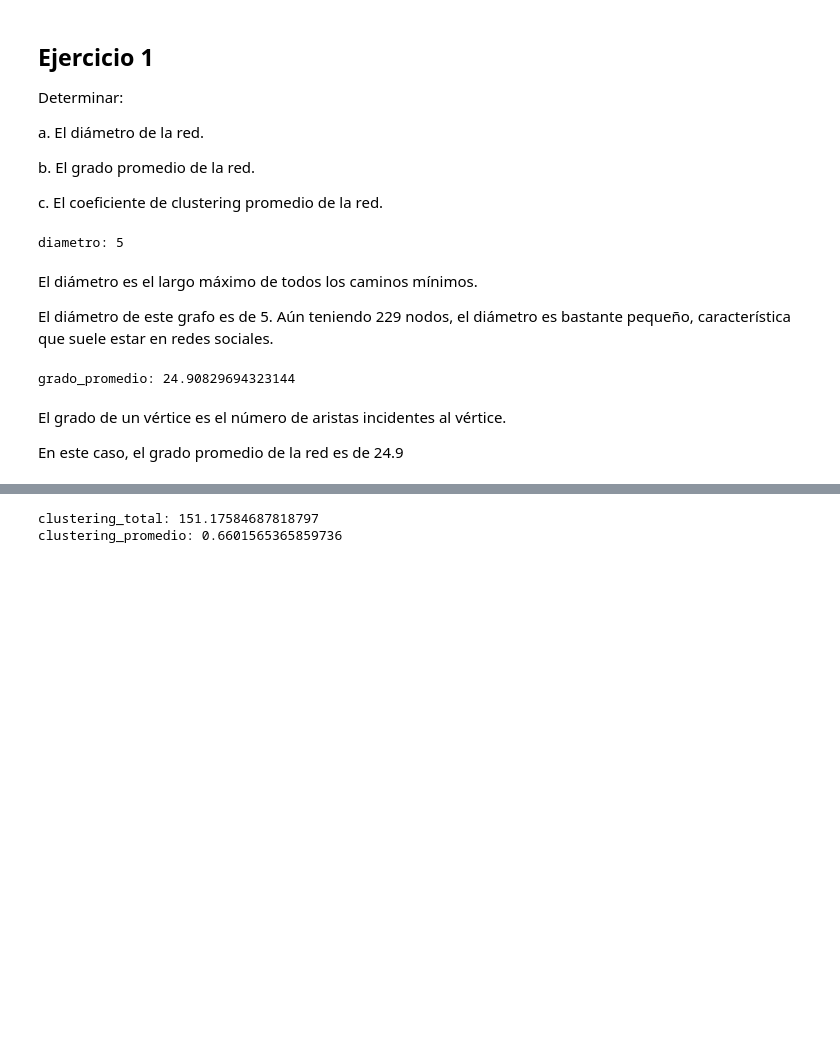
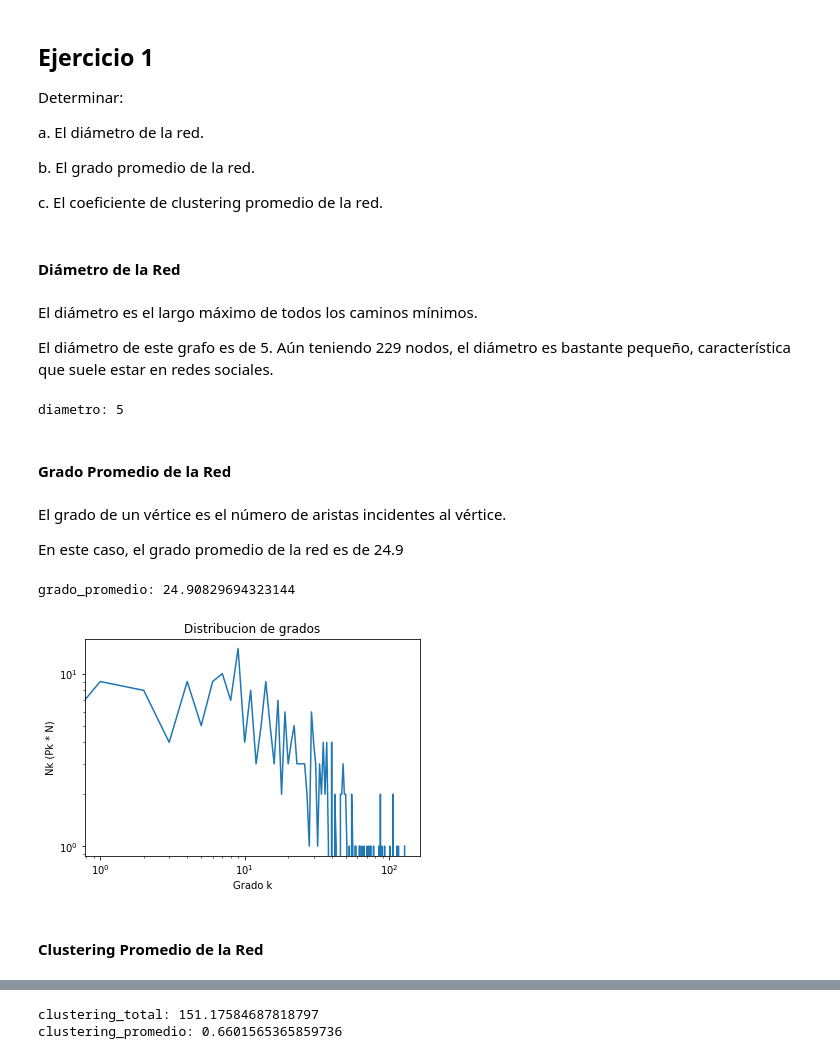
Before and after one commit to guidobotta/TDA2-TP1, a Jupyter notebook: P1_TDA2.ipynb, the cells around one changed output, grey strips where cells are left out. Drawn from its saved outputs; the diff is of its cells as text; code cells hidden in the pictures; blank space fills up the shorter version.

```diff
--- a/P1_TDA2.ipynb
+++ b/P1_TDA2.ipynb
@@ -86,21 +106,39 @@ Determinar:
   b. El grado promedio de la red.
 
   c. El coeficiente de clustering promedio de la red.
+# %% [markdown]
+#### Diámetro de la Red
+# %% [markdown]
+El diámetro es el largo máximo de todos los caminos mínimos.
+
+El diámetro de este grafo es de 5. Aún teniendo 229 nodos, el diámetro es bastante pequeño, característica que suele estar en redes sociales.
 # %%
 diametro = nx.diameter(grafo)
 print(f"diametro: {diametro}")
 # %% [output]
 diametro: 5
-# %% [markdown]
-El diámetro es el largo máximo de todos los caminos mínimos.
-
-El diámetro de este grafo es de 5. Aún teniendo 229 nodos, el diámetro es bastante pequeño, característica que suele estar en redes sociales.
+# %% [markdown]
+#### Grado Promedio de la Red
+# %% [markdown]
+El grado de un vértice es el número de aristas incidentes al vértice.
+
+En este caso, el grado promedio de la red es de 24.9
 # %%
 grado_promedio = snu_metrics.grado_promedio(grafo)
 print(f"grado_promedio: {grado_promedio}")
 # %% [output]
 grado_promedio: 24.90829694323144
-# %% [markdown]
-El grado de un vértice es el número de aristas incidentes al vértice.
-
-En este caso, el grado promedio de la red es de 24.9
+# %%
+distribucion_grados = snu_metrics.distribucion_grados(grafo)
+rango = np.arange(len(distribucion_grados))
+plt.plot(rango, distribucion_grados)
+plt.xlabel("Grado k")
+plt.ylabel("Nk (Pk * N)")
+plt.xscale("log")
+plt.yscale("log")
+plt.title("Distribucion de grados")
+plt.show()
+# %% [output]
+[figure, added]
+# %% [markdown]
+#### Clustering Promedio de la Red
```
Also changed, not shown: parts of 56 cells of this notebook, 13 other files.
